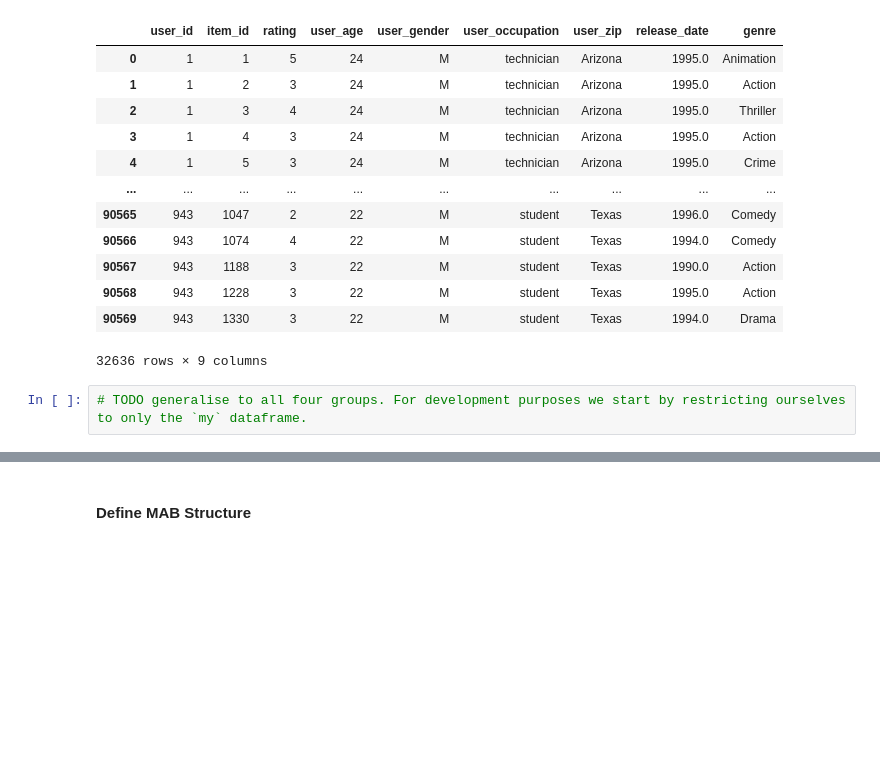
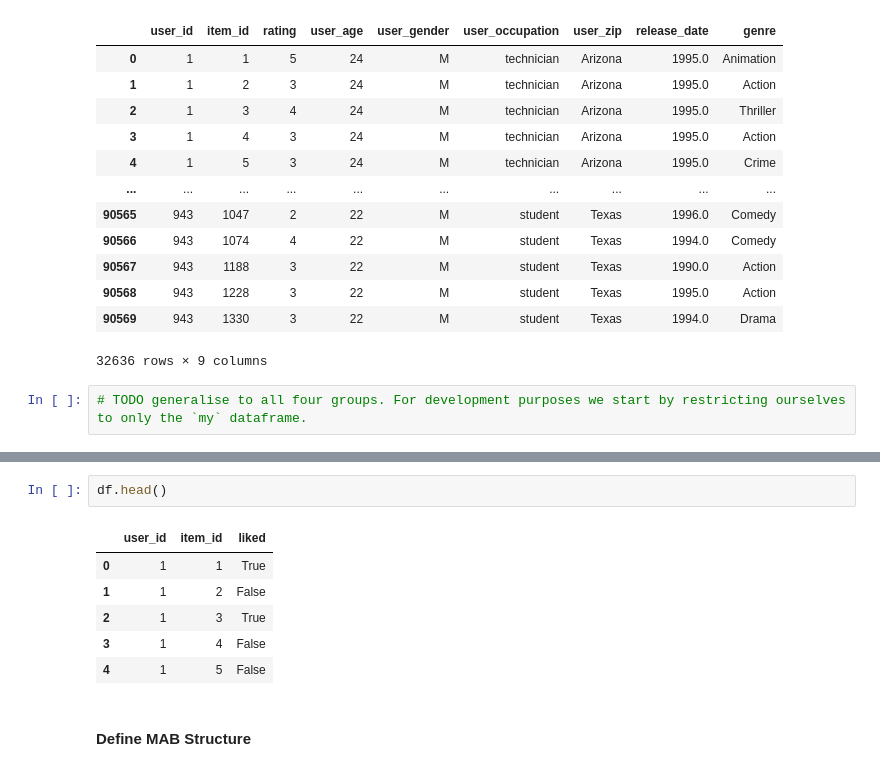
Before and after one commit to Cgolling/LLP_IS4242, a Jupyter notebook: A3_MAB.ipynb, the cells around one changed output, grey strips where cells are left out. Saved outputs shown, nothing was run; the diff lists cells and outputs as text; blank space fills up the shorter version.

```diff
--- a/A3_MAB.ipynb
+++ b/A3_MAB.ipynb
@@ -69,3 +89,12 @@ df = df_user_my
+# %%
+df.head()
+# %% [output]
+|  | user_id | item_id | liked |
+| 0 | 1 | 1 | True |
+| 1 | 1 | 2 | False |
+| 2 | 1 | 3 | True |
+| 3 | 1 | 4 | False |
+| 4 | 1 | 5 | False |
 # %% [markdown]
 #### Define MAB Structure
 # %%
```
Also changed, not shown: parts of 6 cells of this notebook.
